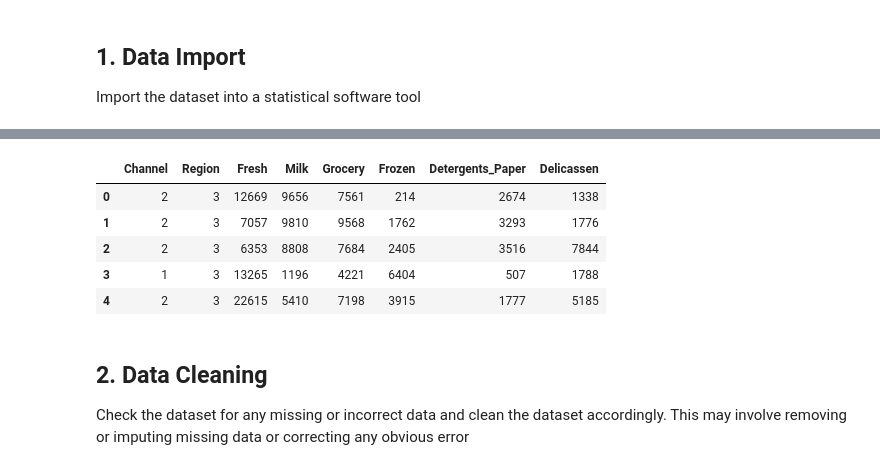
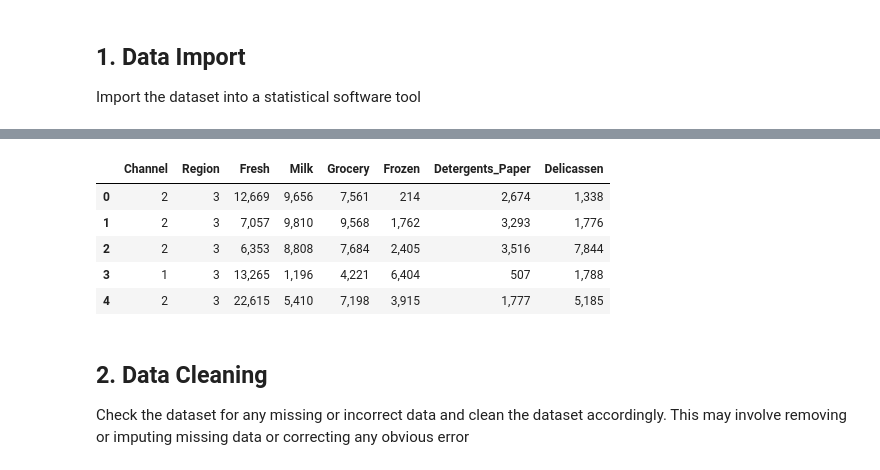
Before and after one commit to brigittesullivan/w23-unsupervised-learning-project, a Jupyter notebook: Unsupervised Learning - Project.ipynb, the cells around one changed output, grey strips where cells are left out. Drawn from its saved outputs; the diff is of its cells as text; code cells hidden in the pictures.

```diff
--- a/Unsupervised Learning - Project.ipynb
+++ b/Unsupervised Learning - Project.ipynb
@@ -47,18 +50,21 @@ from sklearn.cluster import KMeans
 from sklearn.datasets import make_blobs
 
 import numpy as np
+# %%
+# use pandas to modify numerical view, adding commas to seperate thousands for all integers, ie: 2,000 instead of 2000
+pd.options.display.float_format = '{:,}'.format
 # %%
 # load data into data frame
 data = pd.read_csv('Wholesale_Data.csv')
 # view first 5 rows of dataframe
-data.head()
+data.head().style.format("{:,.0f}")
 # %% [output]
 |  | Channel | Region | Fresh | Milk | Grocery | Frozen | Detergents_Paper | Delicassen |
-| 0 | 2 | 3 | 12669 | 9656 | 7561 | 214 | 2674 | 1338 |
-| 1 | 2 | 3 | 7057 | 9810 | 9568 | 1762 | 3293 | 1776 |
-| 2 | 2 | 3 | 6353 | 8808 | 7684 | 2405 | 3516 | 7844 |
-| 3 | 1 | 3 | 13265 | 1196 | 4221 | 6404 | 507 | 1788 |
-| 4 | 2 | 3 | 22615 | 5410 | 7198 | 3915 | 1777 | 5185 |
+| 0 | 2 | 3 | 12,669 | 9,656 | 7,561 | 214 | 2,674 | 1,338 |
+| 1 | 2 | 3 | 7,057 | 9,810 | 9,568 | 1,762 | 3,293 | 1,776 |
+| 2 | 2 | 3 | 6,353 | 8,808 | 7,684 | 2,405 | 3,516 | 7,844 |
+| 3 | 1 | 3 | 13,265 | 1,196 | 4,221 | 6,404 | 507 | 1,788 |
+| 4 | 2 | 3 | 22,615 | 5,410 | 7,198 | 3,915 | 1,777 | 5,185 |
 # %% [markdown]
 ## 2. Data Cleaning
 Check the dataset for any missing or incorrect data and clean the dataset accordingly. This may involve removing or imputing missing data or correcting any obvious error
```
Also changed, not shown: parts of 20 cells of this notebook, 2 other files.
